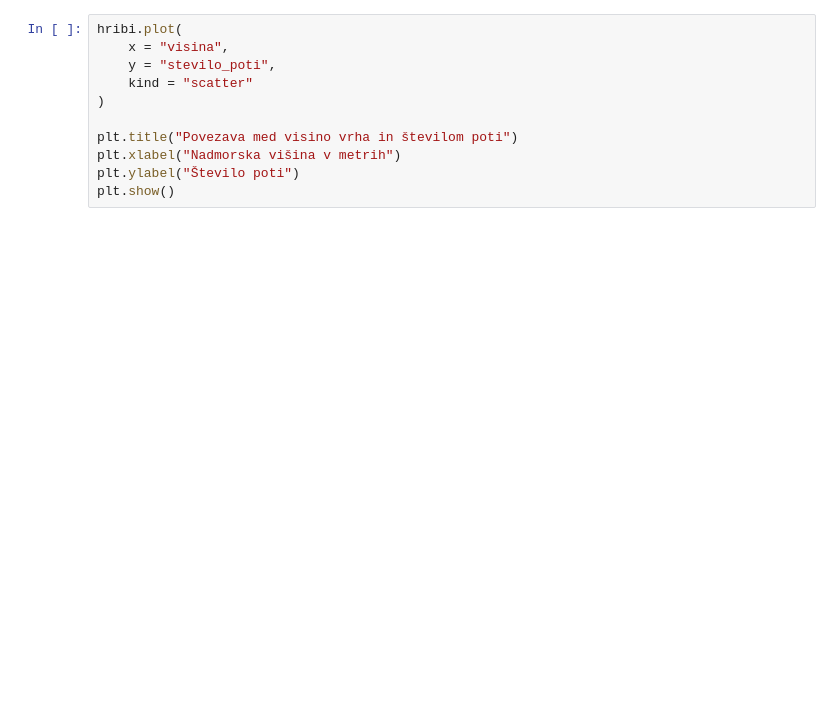
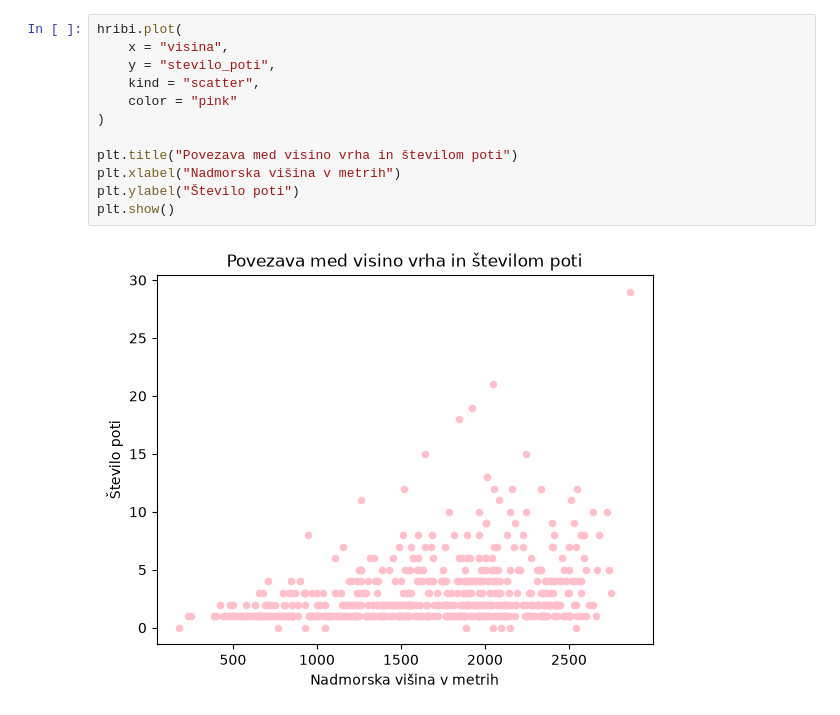
Before and after one commit to majaarnez/Projektna-naloga, a Jupyter notebook: analiza.ipynb, the cells around one changed output. Drawn from its saved outputs; the diff is of its cells as text; blank space fills up the shorter version.

```diff
--- a/analiza.ipynb
+++ b/analiza.ipynb
@@ -73,11 +102,14 @@ plt.show()
 # %%
 hribi.plot(
     x = "visina",
     y = "stevilo_poti",
-    kind = "scatter"
+    kind = "scatter",
+    color = "pink"
 )
 
 plt.title("Povezava med visino vrha in številom poti")
 plt.xlabel("Nadmorska višina v metrih")
 plt.ylabel("Število poti")
 plt.show()
+# %% [output]
+[figure, added]
```
Also changed, not shown: parts of 6 cells of this notebook, 1 other file.
